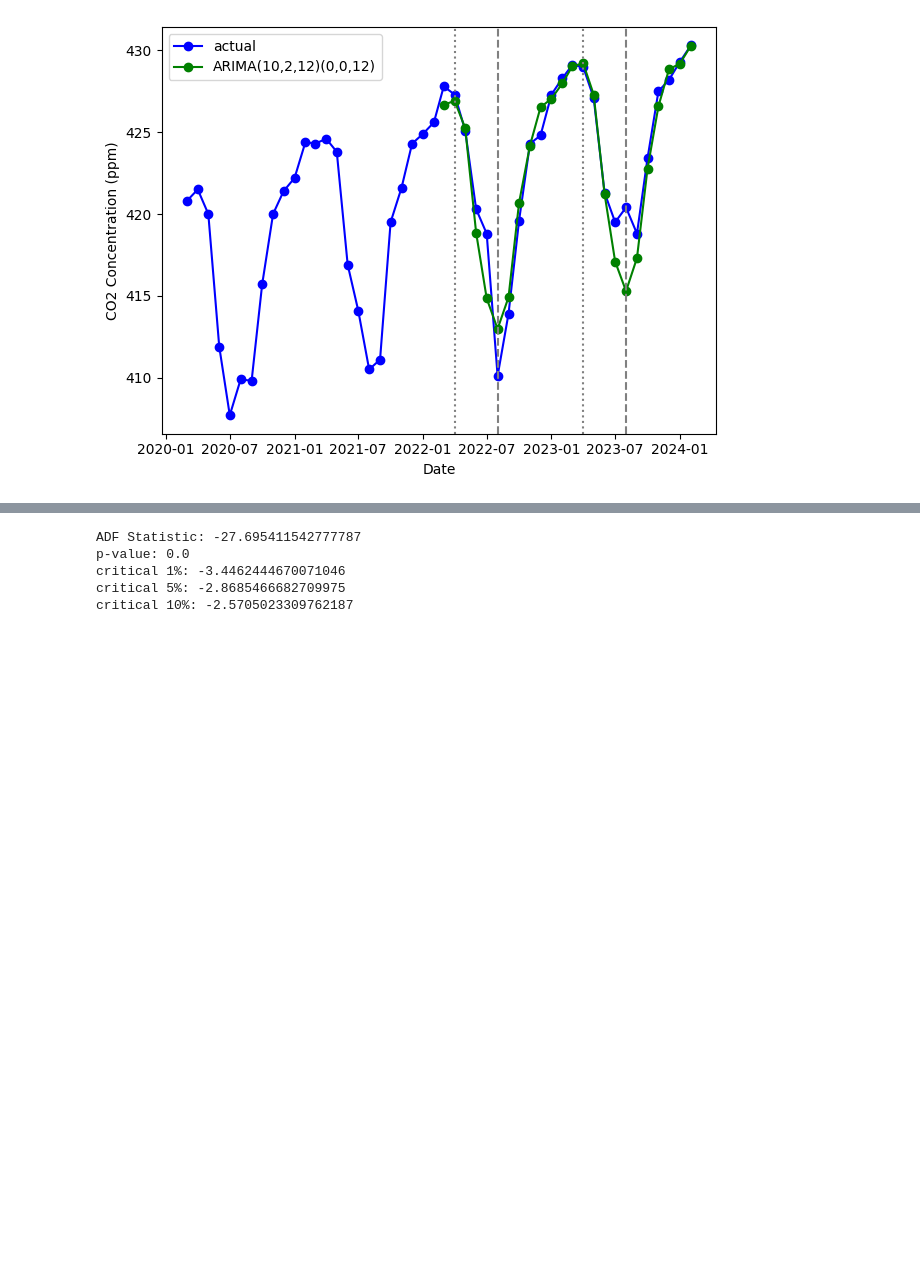
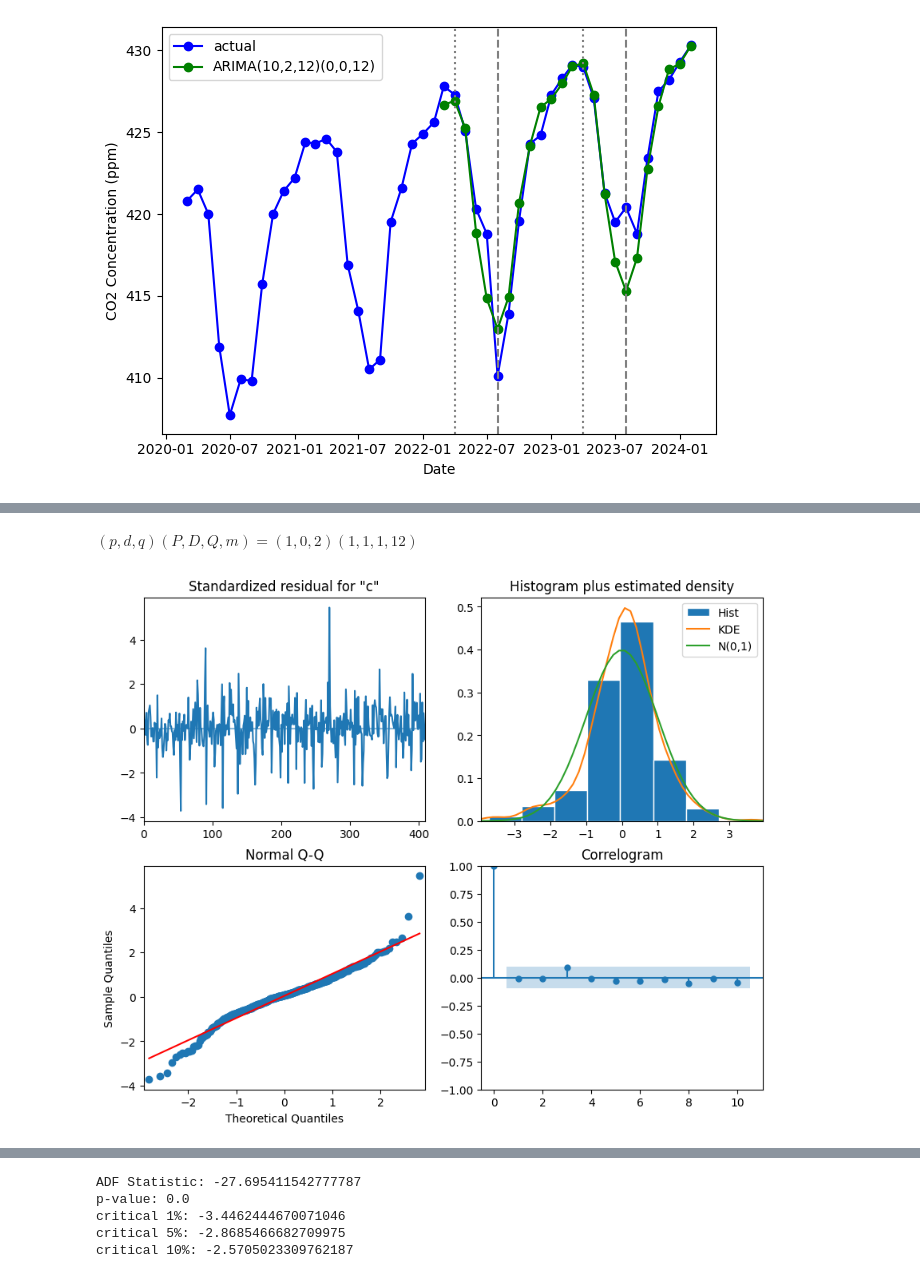
Before and after one commit to cct-blog/cct-seiya-kumada, a Jupyter notebook: sarima/src/main.ipynb, the cells around one changed output, grey strips where cells are left out. Drawn from its saved outputs; the diff is of its cells as text; code cells hidden in the pictures; blank space fills up the shorter version.

```diff
--- a/sarima/src/main.ipynb
+++ b/sarima/src/main.ipynb
@@ -439,0 +488,11 @@ plt.savefig('/home/kumada/projects/cct-seiya-kumada/sarima/images/prediction.jpg
+# %% [markdown]
+$(p,d,q)(P,D,Q,m)=(1,0,2)(1,1,1,12)$
+# %%
+(p,d,q) = (1,0,2)
+(P,D,Q,s) = (1,1,1,12)
+SARIMA_model_d_0 = SARIMAX(train, order=(p, d, q), seasonal_order=(P,D,Q,s), simple_differencing=False)
+SARIMA_model_fit_d_0 = SARIMA_model_d_0.fit(disp=False)
+SARIMA_model_fit_d_0.plot_diagnostics(figsize=(10, 8)) # type: ignore
+plt.savefig('/home/kumada/projects/cct-seiya-kumada/sarima/images/diagnostics.jpg', dpi=300)
+# %% [output]
+[figure, added]
```
Also changed, not shown: parts of 27 cells of this notebook.
